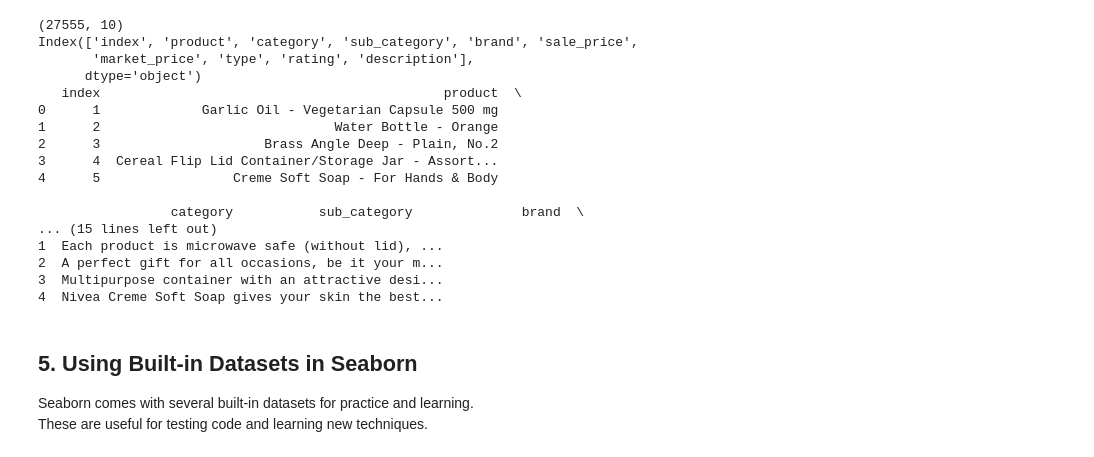
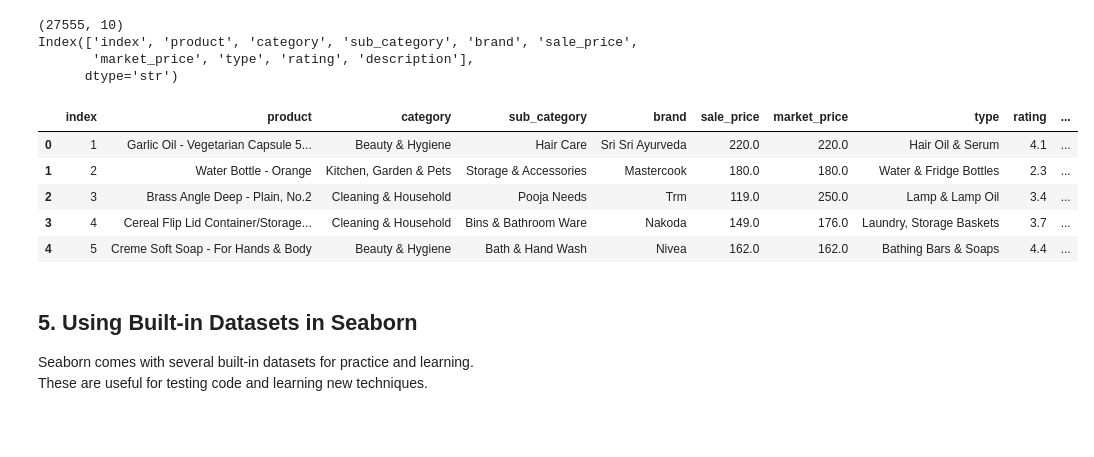
Before and after one commit to ABHAYMARWADE2004/Bigbasket-Product-Analysis, a Jupyter notebook: notebooks/04_seaborn_visualization.ipynb, the cells around one changed output. Drawn from its saved outputs; the diff is of its cells as text; code cells hidden in the pictures; blank space fills up the shorter version.

```diff
--- a/notebooks/04_seaborn_visualization.ipynb
+++ b/notebooks/04_seaborn_visualization.ipynb
@@ -74,32 +42,41 @@ import matplotlib.pyplot as plt
 # %%
 # Set random seed for reproducibility
 np.random.seed(42)
-# %%
-# Load the BigBasket dataset
-df = pd.read_csv('BigBasket Products.csv')
-
-
-print(df.shape)
-print(df.columns)
-print(df.head())
-# %% [output]
-(27555, 10)
-Index(['index', 'product', 'category', 'sub_category', 'brand', 'sale_price',
-       'market_price', 'type', 'rating', 'description'],
-      dtype='object')
-   index                                            product  \
-0      1             Garlic Oil - Vegetarian Capsule 500 mg
-1      2                              Water Bottle - Orange
-2      3                     Brass Angle Deep - Plain, No.2
-3      4  Cereal Flip Lid Container/Storage Jar - Assort...
-4      5                 Creme Soft Soap - For Hands & Body
-
-                 category           sub_category              brand  \
-... (15 lines left out)
-1  Each product is microwave safe (without lid), ...
-2  A perfect gift for all occasions, be it your m...
-3  Multipurpose container with an attractive desi...
-4  Nivea Creme Soft Soap gives your skin the best...
+# %%
+# Load the BigBasket dataset
+from pathlib import Path
+
+# Look for data/BigBasket_Products.csv (also accepts "BigBasket Products.csv")
+# starting from this notebook's folder and moving upward through parent folders.
+here = Path.cwd().resolve()
+csv_path = None
+for folder in [here, *here.parents]:
+    found = sorted(folder.glob("data/BigBasket*Products*.csv"))
+    if found:
+        csv_path = found[0]
+        break
+
+if csv_path is None:
+    raise FileNotFoundError(
+        "Could not find data/BigBasket_Products.csv. "
+        "Open this notebook from the 'notebooks' folder of the project."
+    )
+
+df = pd.read_csv(csv_path)
+print(df.shape)
+print(df.columns)
+df.head()
+# %% [output]
+(27555, 10)
+Index(['index', 'product', 'category', 'sub_category', 'brand', 'sale_price',
+       'market_price', 'type', 'rating', 'description'],
+      dtype='str')
+|  | index | product | category | sub_category | brand | sale_price | market_price | type | rating | ... |
+| 0 | 1 | Garlic Oil - Vegetarian Capsule 5... | Beauty & Hygiene | Hair Care | Sri Sri Ayurveda | 220.0 | 220.0 | Hair Oil & Serum | 4.1 | ... |
+| 1 | 2 | Water Bottle - Orange | Kitchen, Garden & Pets | Storage & Accessories | Mastercook | 180.0 | 180.0 | Water & Fridge Bottles | 2.3 | ... |
+| 2 | 3 | Brass Angle Deep - Plain, No.2 | Cleaning & Household | Pooja Needs | Trm | 119.0 | 250.0 | Lamp & Lamp Oil | 3.4 | ... |
+| 3 | 4 | Cereal Flip Lid Container/Storage... | Cleaning & Household | Bins & Bathroom Ware | Nakoda | 149.0 | 176.0 | Laundry, Storage Baskets | 3.7 | ... |
+| 4 | 5 | Creme Soft Soap - For Hands & Body | Beauty & Hygiene | Bath & Hand Wash | Nivea | 162.0 | 162.0 | Bathing Bars & Soaps | 4.4 | ... |
 # %% [markdown]
 ## 5. Using Built-in Datasets in Seaborn
 Seaborn comes with several built-in datasets for practice and learning.
```
Also changed, not shown: parts of 12 cells of this notebook.
